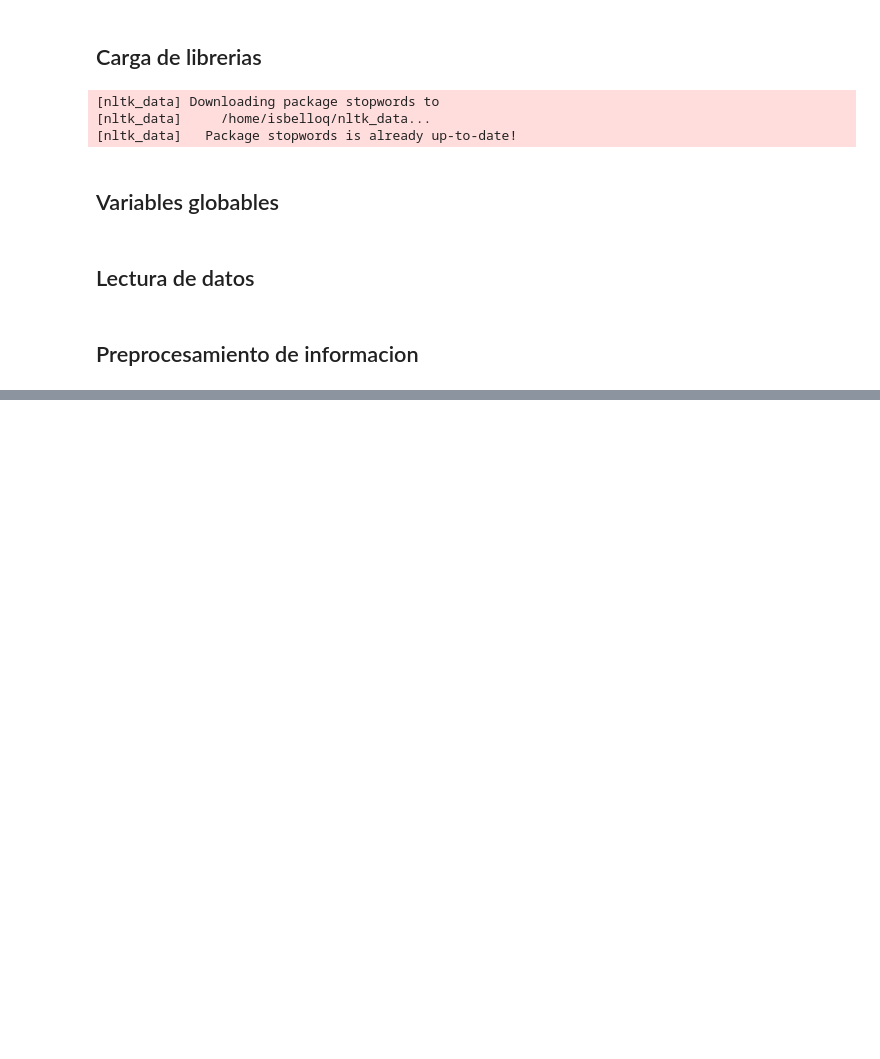
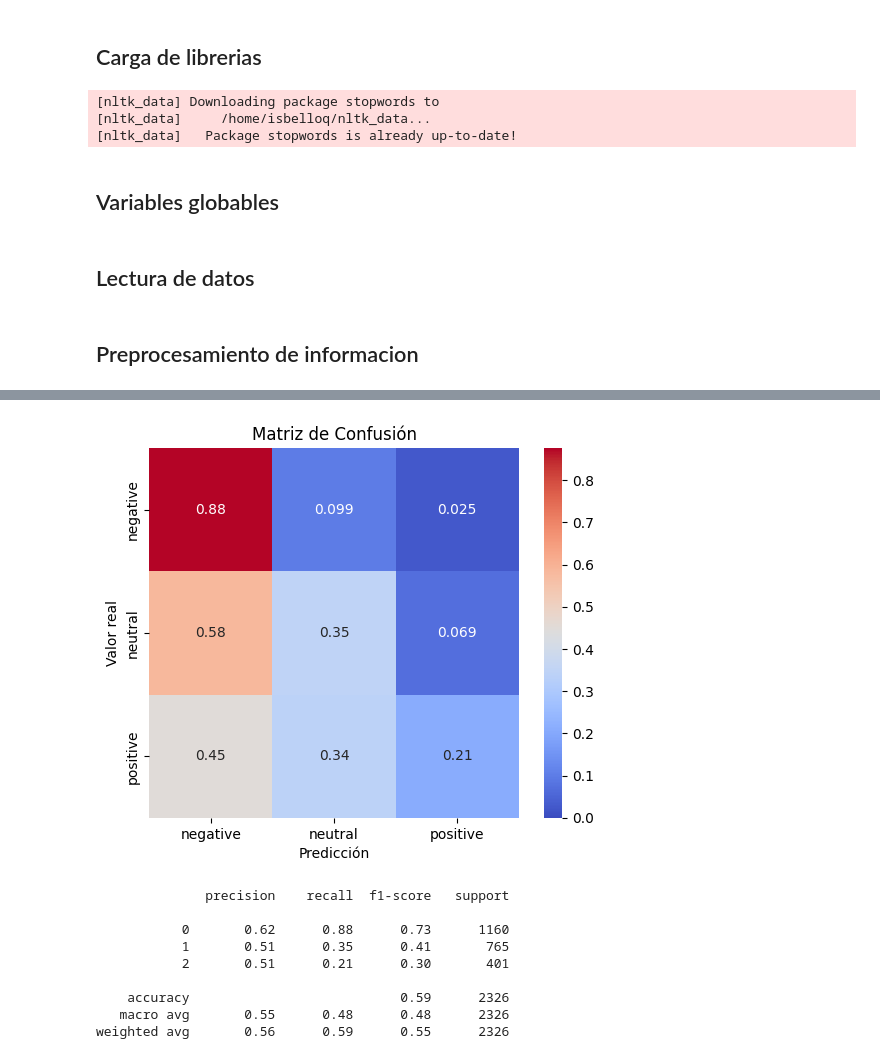
Before and after one commit to isbelloq/reto-sentimiento, a Jupyter notebook: reto_sentimiento.ipynb, the cells around one changed output, grey strips where cells are left out. Saved outputs shown, nothing was run; the diff lists cells and outputs as text; code cells hidden in the pictures; blank space fills up the shorter version.

```diff
--- a/reto_sentimiento.ipynb
+++ b/reto_sentimiento.ipynb
@@ -199,0 +146,31 @@ prepros_df.loc[1, 'text']
+# %%
+# Definicion de regilla de hiperparametros
+param_grid = [
+    {'dimension_reduction': [LocallyLinearEmbedding(), PCA(), UMAP()]
+    , 'dimension_reduction__n_components': np.power(2, np.linspace(4, 9, 5, dtype = 'int'))
+    , 'classifier__max_depth': np.linspace(4, 8, 5, dtype = 'int')}
+    ]
+# %%
+# Definicion de pipeline de entrenamiento
+pl = Pipeline([
+    ('count_vectorizer', CountVectorizer(decode_error = 'ignore'))
+    , ('dense_transform', FunctionTransformer(lambda x: x.toarray(), accept_sparse=True))
+    , ('dimension_reduction', LocallyLinearEmbedding())
+    , ('classifier', RandomForestClassifier(random_state = SEED))
+    ])
+# %%
+# Experimentacion, busqueda de mejores hiperparametros
+best_score = 0
+i = 0
+for parameter in ParameterGrid(param_grid):
+    pl.set_params(**parameter)
+    pl.fit(X_train, y_train)
+
+    y_pred = pl.predict(X_val)
+    new_score = f1_score(y_val, y_pred, average ='macro')
+
+    if (new_score > best_score) & (new_score < 1):
+        best_score = new_score
+        best_parameter = parameter
+    i += 1
+    print(f'Iteracion {i} de {len(ParameterGrid(param_grid))}')
@@ -199,0 +220,4 @@ prepros_df.loc[1, 'text']
+# %%
+# Entrenamiento mejor modelo
+best_model = pl.set_params(**best_parameter)
+best_model.fit(X_train, y_train)
@@ -199,0 +232,17 @@ prepros_df.loc[1, 'text']
+# %%
+# Evaluacion mejor modelo
+y_pred = best_model.predict(X_val)
+
+confusion_matrix_heatmap(y_val, y_pred, label_encoder.classes_.tolist(), normalize = 'true')
+print(classification_report(y_val, y_pred))
+# %% [output]
+[figure, added]
+              precision    recall  f1-score   support
+
+           0       0.62      0.88      0.73      1160
+           1       0.51      0.35      0.41       765
+           2       0.51      0.21      0.30       401
+
+    accuracy                           0.59      2326
+   macro avg       0.55      0.48      0.48      2326
+weighted avg       0.56      0.59      0.55      2326
```
Also changed, not shown: parts of 36 cells of this notebook, 9 other files.
